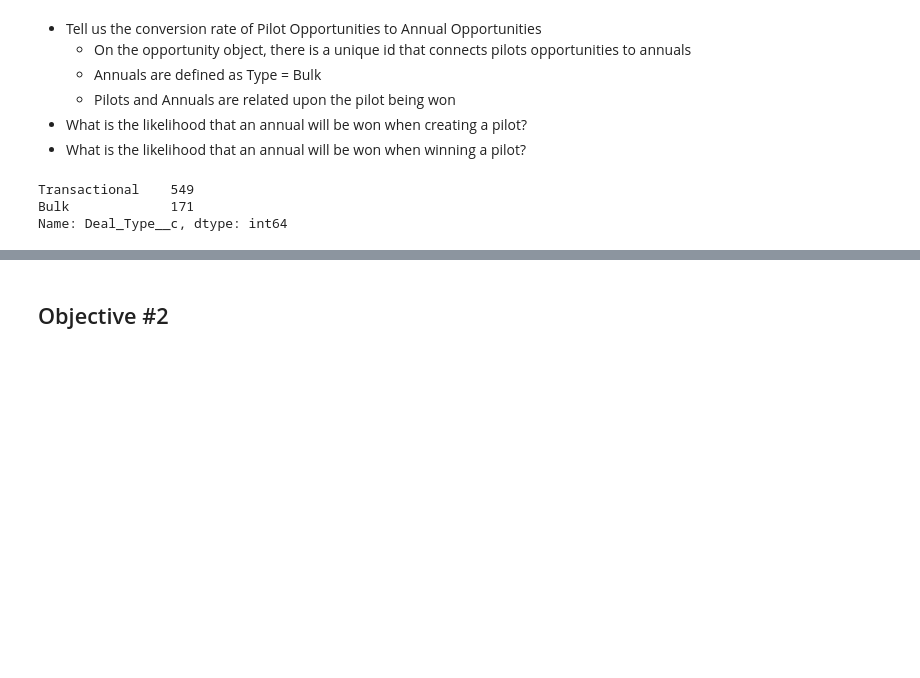
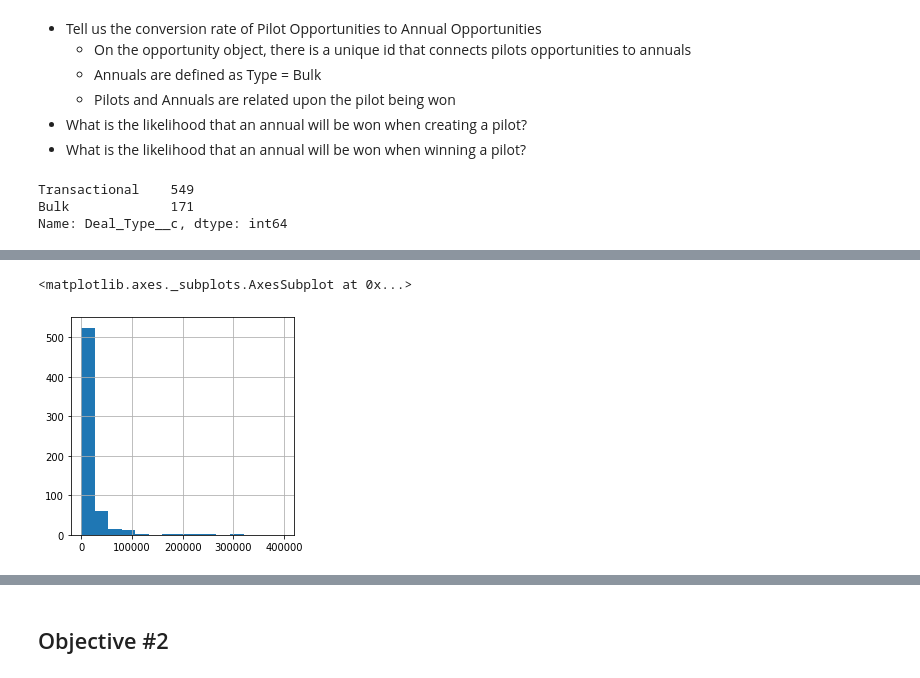
Before and after one commit to meaganlazer/Sales_Funnel, a Jupyter notebook: Binterview.ipynb, the cells around one changed output, grey strips where cells are left out. Saved outputs shown, nothing was run; the diff lists cells and outputs as text; code cells hidden in the pictures; blank space fills up the shorter version.

```diff
--- a/Binterview.ipynb
+++ b/Binterview.ipynb
@@ -354,0 +382,5 @@ pilot_df
+# %%
+pilot_df['Amount'].hist(bins=15,figsize=(4,4),range=[0,400000])
+# %% [output]
+<matplotlib.axes._subplots.AxesSubplot at 0x...>
+[figure, added]
```
Also changed, not shown: parts of 11 cells of this notebook.
